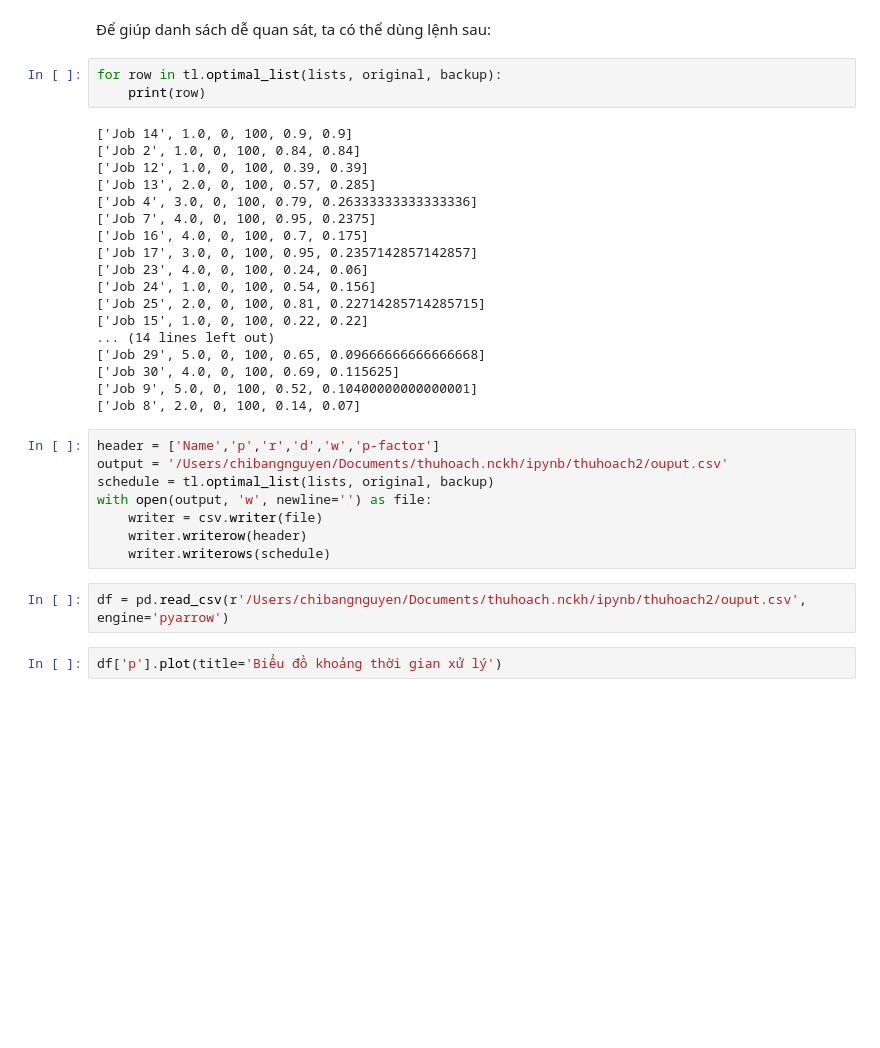
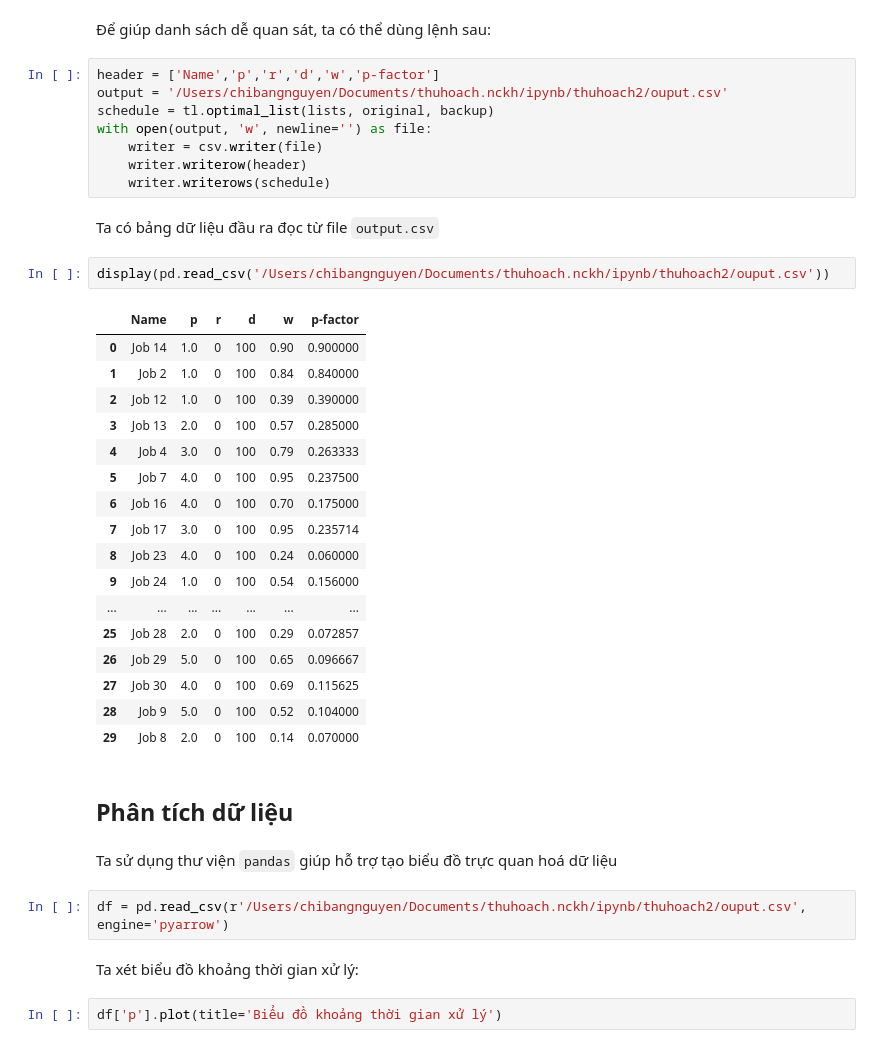
Before and after one commit to Bancie/thuhoach.nckh, a Jupyter notebook: ipynb/thuhoach2/Chạy số liệu minh hoạ bằng thư viện TiLearn.ipynb, the cells around one changed output. Cells and saved outputs as stored; diff of their text form; blank space fills up the shorter version.

```diff
--- a/ipynb/thuhoach2/Chạy số liệu minh hoạ bằng thư viện TiLearn.ipynb
+++ b/ipynb/thuhoach2/Chạy số liệu minh hoạ bằng thư viện TiLearn.ipynb
@@ -159,27 +147,6 @@ print(schedule)
 [['Job 14', 1.0, 0, 100, 0.9, 0.9], ['Job 2', 1.0, 0, 100, 0.84, 0.84], ['Job 12', 1.0, 0, 100, 0.39, 0.39], ['Job 13', 2.0, 0, 100, 0.57, 0.285], ['Job 4', 3.0, 0, 100, 0.79, 0.26333333333333336], [' ...
 # %% [markdown]
 Để giúp danh sách dễ quan sát, ta có thể dùng lệnh sau:
-# %%
-for row in tl.optimal_list(lists, original, backup):
-    print(row)
-# %% [output]
-['Job 14', 1.0, 0, 100, 0.9, 0.9]
-['Job 2', 1.0, 0, 100, 0.84, 0.84]
-['Job 12', 1.0, 0, 100, 0.39, 0.39]
-['Job 13', 2.0, 0, 100, 0.57, 0.285]
-['Job 4', 3.0, 0, 100, 0.79, 0.26333333333333336]
-['Job 7', 4.0, 0, 100, 0.95, 0.2375]
-['Job 16', 4.0, 0, 100, 0.7, 0.175]
-['Job 17', 3.0, 0, 100, 0.95, 0.2357142857142857]
-['Job 23', 4.0, 0, 100, 0.24, 0.06]
-['Job 24', 1.0, 0, 100, 0.54, 0.156]
-['Job 25', 2.0, 0, 100, 0.81, 0.22714285714285715]
-['Job 15', 1.0, 0, 100, 0.22, 0.22]
-... (14 lines left out)
-['Job 29', 5.0, 0, 100, 0.65, 0.09666666666666668]
-['Job 30', 4.0, 0, 100, 0.69, 0.115625]
-['Job 9', 5.0, 0, 100, 0.52, 0.10400000000000001]
-['Job 8', 2.0, 0, 100, 0.14, 0.07]
 # %%
 header = ['Name','p','r','d','w','p-factor']
 output = '/Users/chibangnguyen/Documents/thuhoach.nckh/ipynb/thuhoach2/ouput.csv'
@@ -188,8 +155,36 @@ with open(output, 'w', newline='') as file:
     writer = csv.writer(file)
     writer.writerow(header)
     writer.writerows(schedule)
+# %% [markdown]
+Ta có bảng dữ liệu đầu ra đọc từ file `output.csv`
+# %%
+display(pd.read_csv('/Users/chibangnguyen/Documents/thuhoach.nckh/ipynb/thuhoach2/ouput.csv'))
+# %% [output]
+|  | Name | p | r | d | w | p-factor |
+| 0 | Job 14 | 1.0 | 0 | 100 | 0.90 | 0.900000 |
+| 1 | Job 2 | 1.0 | 0 | 100 | 0.84 | 0.840000 |
+| 2 | Job 12 | 1.0 | 0 | 100 | 0.39 | 0.390000 |
+| 3 | Job 13 | 2.0 | 0 | 100 | 0.57 | 0.285000 |
+| 4 | Job 4 | 3.0 | 0 | 100 | 0.79 | 0.263333 |
+| 5 | Job 7 | 4.0 | 0 | 100 | 0.95 | 0.237500 |
+| 6 | Job 16 | 4.0 | 0 | 100 | 0.70 | 0.175000 |
+| 7 | Job 17 | 3.0 | 0 | 100 | 0.95 | 0.235714 |
+| 8 | Job 23 | 4.0 | 0 | 100 | 0.24 | 0.060000 |
+| 9 | Job 24 | 1.0 | 0 | 100 | 0.54 | 0.156000 |
+| ... | ... | ... | ... | ... | ... | ... |
+| 25 | Job 28 | 2.0 | 0 | 100 | 0.29 | 0.072857 |
+| 26 | Job 29 | 5.0 | 0 | 100 | 0.65 | 0.096667 |
+| 27 | Job 30 | 4.0 | 0 | 100 | 0.69 | 0.115625 |
+| 28 | Job 9 | 5.0 | 0 | 100 | 0.52 | 0.104000 |
+| 29 | Job 8 | 2.0 | 0 | 100 | 0.14 | 0.070000 |
+# %% [markdown]
+## Phân tích dữ liệu
+# %% [markdown]
+Ta sử dụng thư viện `pandas` giúp hỗ trợ tạo biểu đồ trực quan hoá dữ liệu
 # %%
 df = pd.read_csv(r'/Users/chibangnguyen/Documents/thuhoach.nckh/ipynb/thuhoach2/ouput.csv', engine='pyarrow')
+# %% [markdown]
+Ta xét biểu đồ khoảng thời gian xử lý:
 # %%
 df['p'].plot(title='Biểu đồ khoảng thời gian xử lý')
 # %% [output]
```
Also changed, not shown: parts of 31 cells of this notebook, 6 other files.
